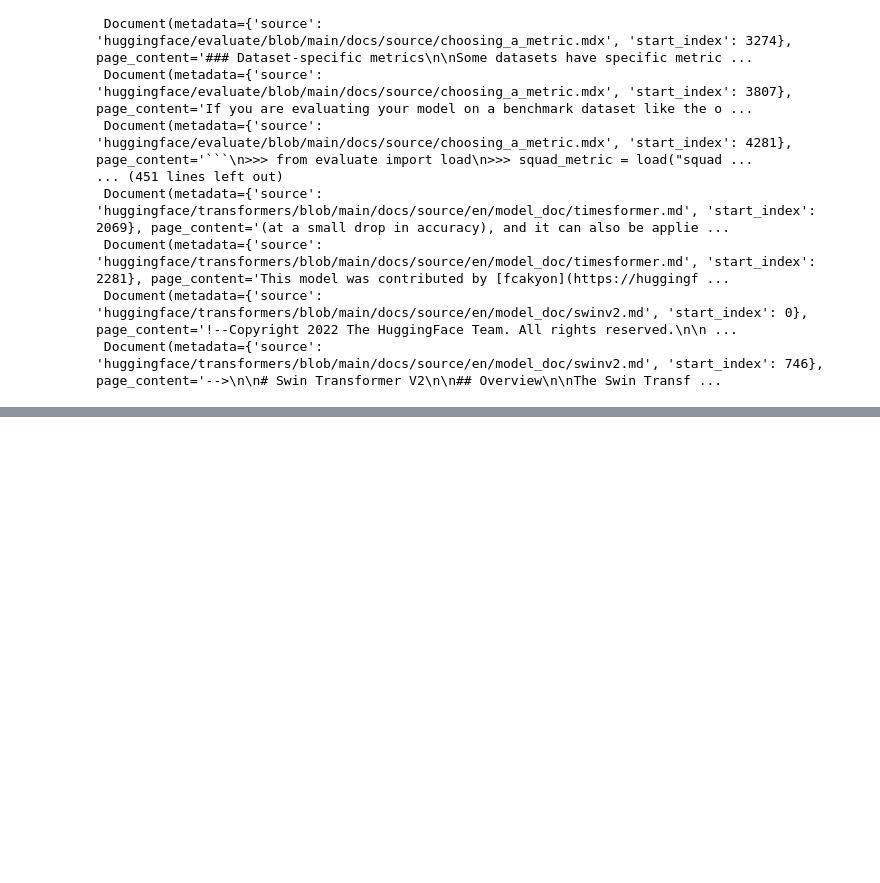
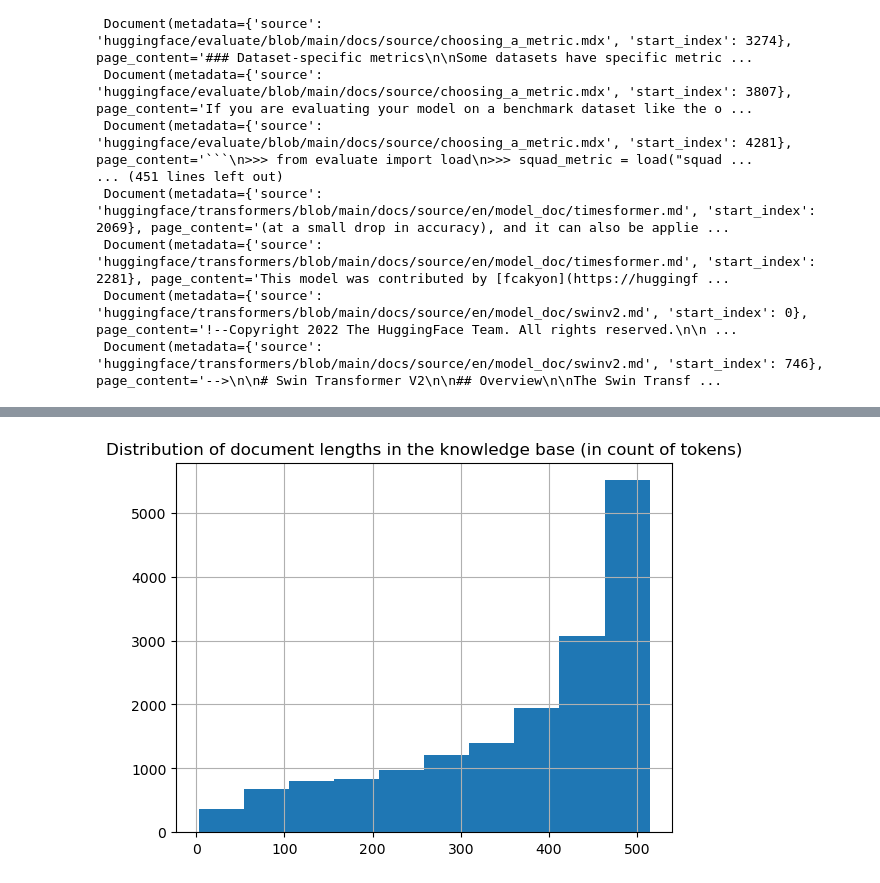
Before and after one commit to ronaknavadiya/Advanced-RAG-on-KB-article-using-LangChain-and-open-source-LLM, a Jupyter notebook: main.ipynb, the cells around one changed output, grey strips where cells are left out. Cells and saved outputs as stored; diff of their text form; code cells hidden in the pictures; blank space fills up the shorter version.

Commit message:
adjusted chunk size based on our embedding model

```diff
--- a/main.ipynb
+++ b/main.ipynb
@@ -97,0 +161,17 @@ docs_processed
+# %%
+docs_processed = split_documents(
+    512,     # We choose a chunk size=512 as per our model embedding model's max sent size
+    RAW_KNOWLEDGE_BASE,
+    tokenizer_name=EMBEDDING_MODEL_NAME
+)
+# %%
+from transformers import AutoTokenizer
+
+tokenizer = AutoTokenizer.from_pretrained(EMBEDDING_MODEL_NAME)
+lengths = [len(tokenizer.encode(doc.page_content))  for doc in docs_processed]
+
+figure = pd.Series(lengths).hist()
+plt.title("Distribution of document lengths in the knowledge base (in count of tokens)")
+plt.show()
+# %% [output]
+[figure, added]
```
Also changed, not shown: parts of 5 cells of this notebook.
